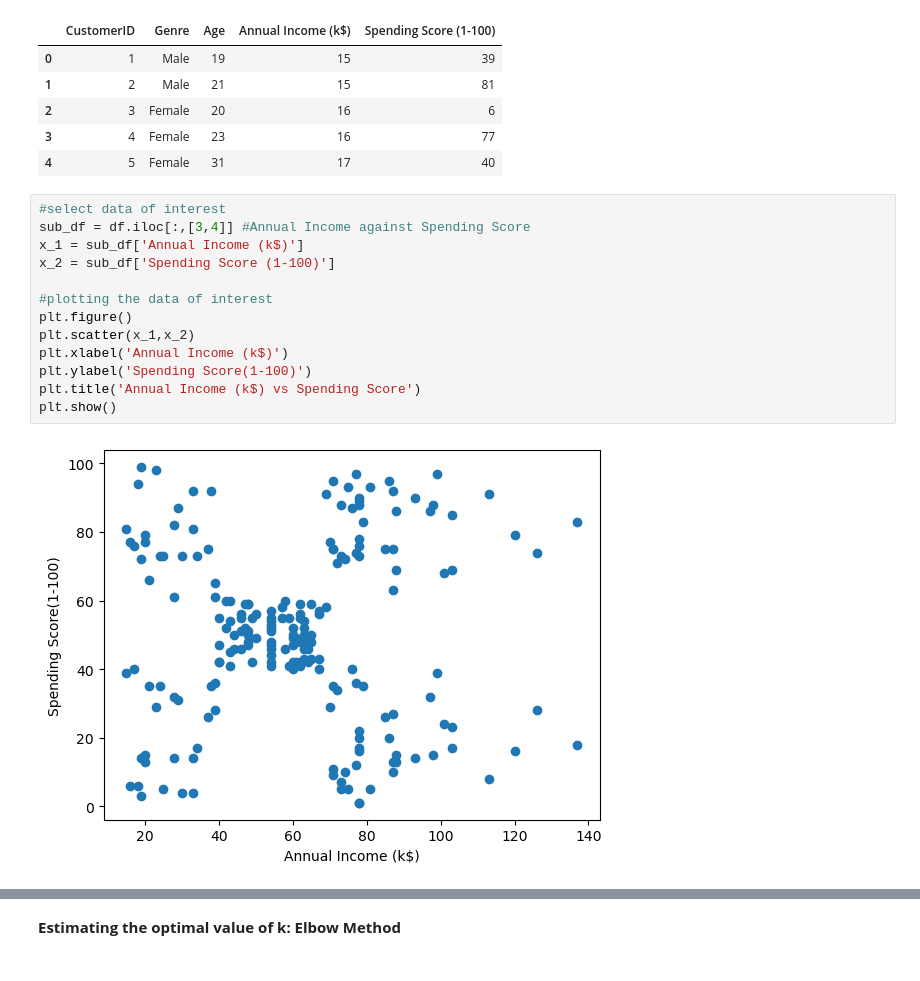
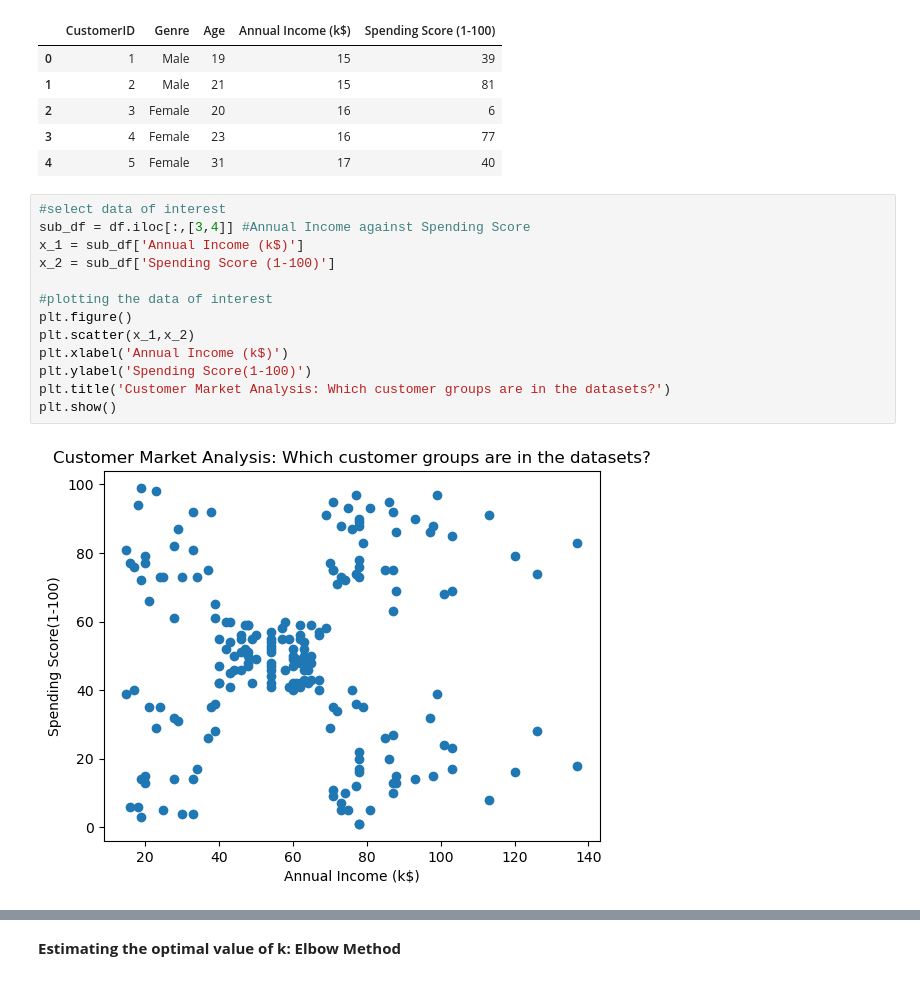
Before and after one commit to mlinsights/freemium, a Jupyter notebook: algorithms/clustering/k-means/k-means-clustering-demo.ipynb, the cells around one changed output, grey strips where cells are left out. Saved outputs shown, nothing was run; the diff lists cells and outputs as text.

```diff
--- a/algorithms/clustering/k-means/k-means-clustering-demo.ipynb
+++ b/algorithms/clustering/k-means/k-means-clustering-demo.ipynb
@@ -16,18 +16,18 @@ df.head()
 # %%
 #select data of interest
 sub_df = df.iloc[:,[3,4]] #Annual Income against Spending Score
 x_1 = sub_df['Annual Income (k$)']
 x_2 = sub_df['Spending Score (1-100)']
 
 #plotting the data of interest
 plt.figure()
 plt.scatter(x_1,x_2)
 plt.xlabel('Annual Income (k$)')
 plt.ylabel('Spending Score(1-100)')
-plt.title('Annual Income (k$) vs Spending Score')
+plt.title('Customer Market Analysis: Which customer groups are in the datasets?')
 plt.show()
 # %% [output]
-[figure, old version]
+[figure, new version]
 # %%
 #Perform K-Means clustering
 from sklearn.cluster import KMeans
```
Also changed, not shown: parts of 2 cells of this notebook.
